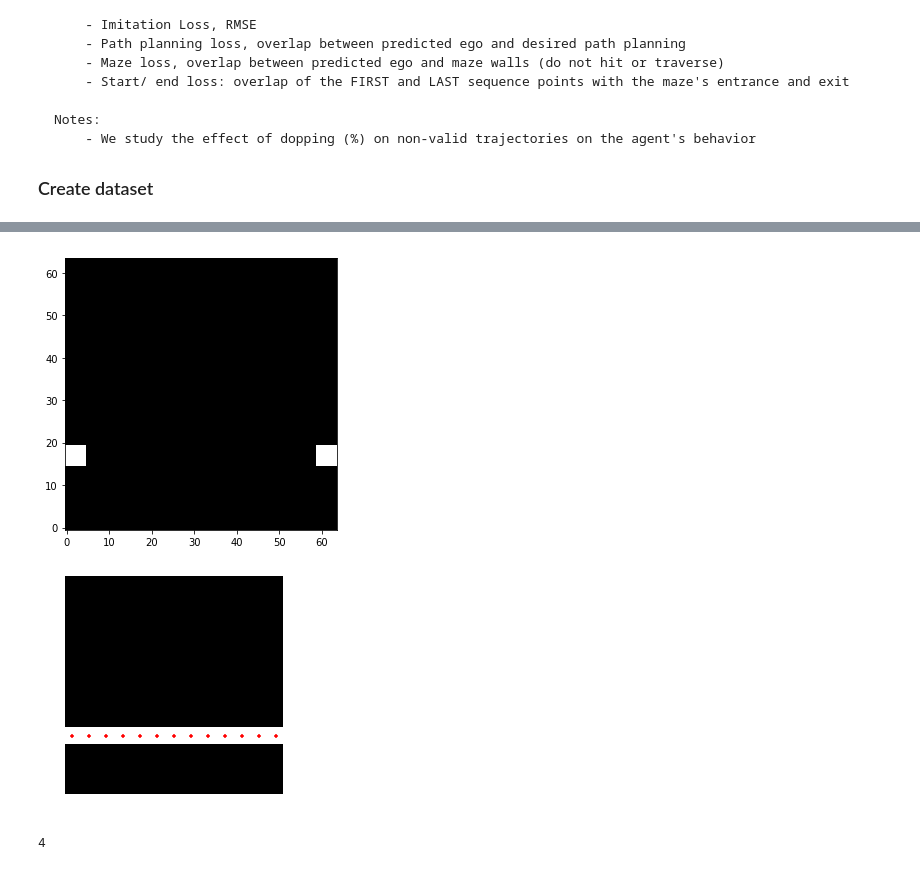
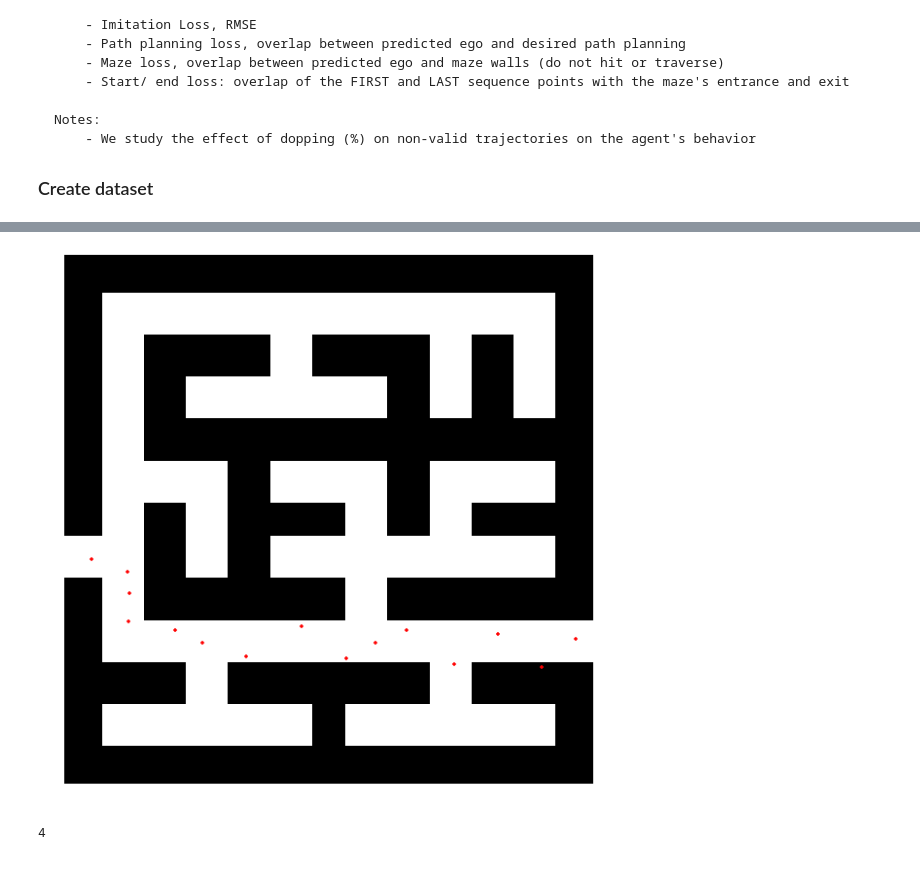
Before and after one commit to nfsrules/MazeSolver, a Jupyter notebook: Maze DataSet- dataset import.ipynb, the cells around one changed output, grey strips where cells are left out. Drawn from its saved outputs; the diff is of its cells as text; code cells hidden in the pictures.

```diff
--- a/Maze DataSet- dataset import.ipynb
+++ b/Maze DataSet- dataset import.ipynb
@@ -32,7 +35,7 @@ random.seed(7)
 
 ### Create dataset
 # %%
-me = MazeExplorer(maze_size=(64,64), nbr_instances=10000, difficulty='mixed', nbr_trajectories=15)
+me = MazeExplorer(maze_size=(64,64), nbr_instances=100, difficulty='mixed', nbr_trajectories=15)
 # %% [output]
 Creating MazeExplorer dataset of difficulty mixed
 Using Prims generator
@@ -89,17 +72,13 @@ showPNG(me[80000][1], axis=True)
-# %%
-showPNG(me[80000][2], axis=True)
-# %% [output]
-[figure, removed]
 # %%
-family = generate_family_trajectories(me[80000][5][0], 10, 4)
-grid = me[80000][0]
-path = me[80000][1]
-goal = me[80000][2]
-solution = family[0]
+family = generate_family_trajectories(me[800][5][0], 10, 4)
+grid = me[800][0]
+path = me[800][1]
+goal = me[800][2]
+tr = family[5]
 # %%
-plot_solution(grid, solution)
+plot_solution(grid, tr)
 # %% [output]
-[figure, old version]
+[figure, new version]
 # %%
 estimate_road_width(grid)
 # %% [output]
```
Also changed, not shown: parts of 33 cells of this notebook, 3 other files.
